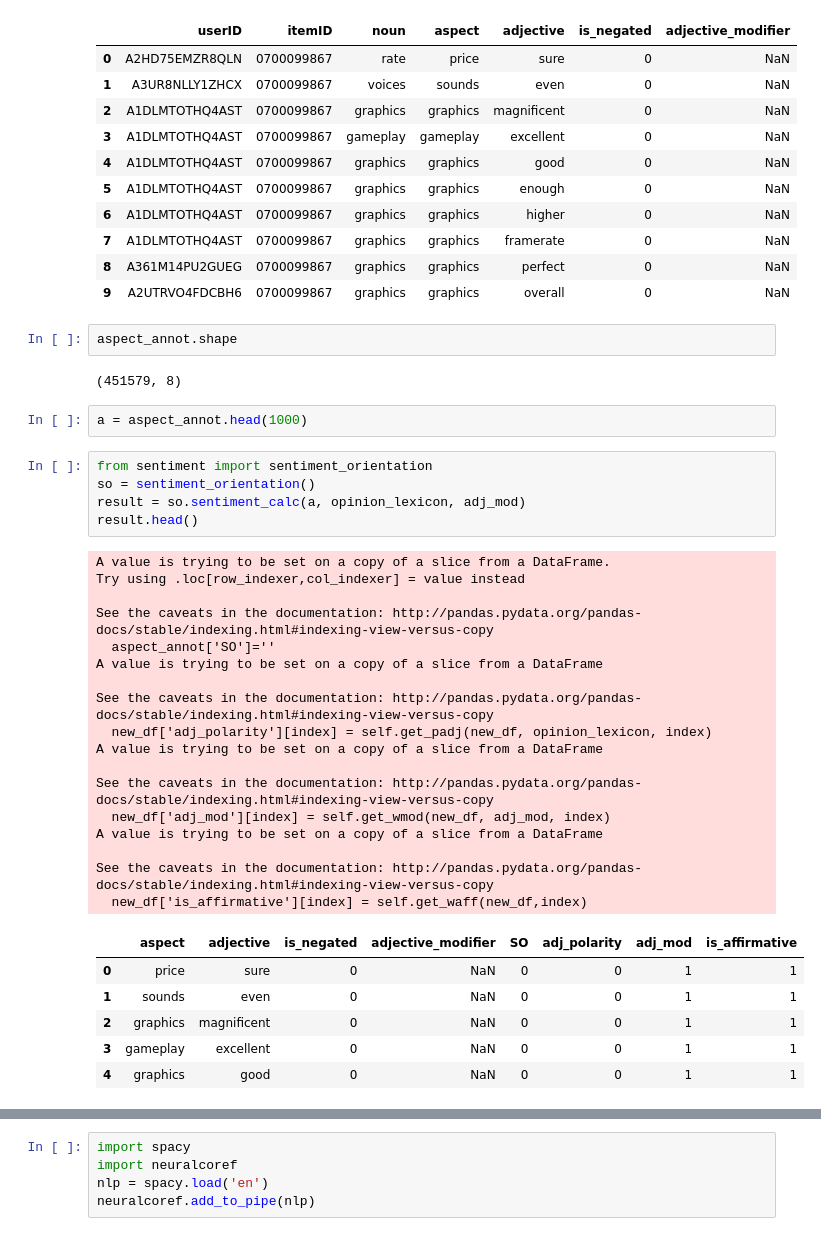
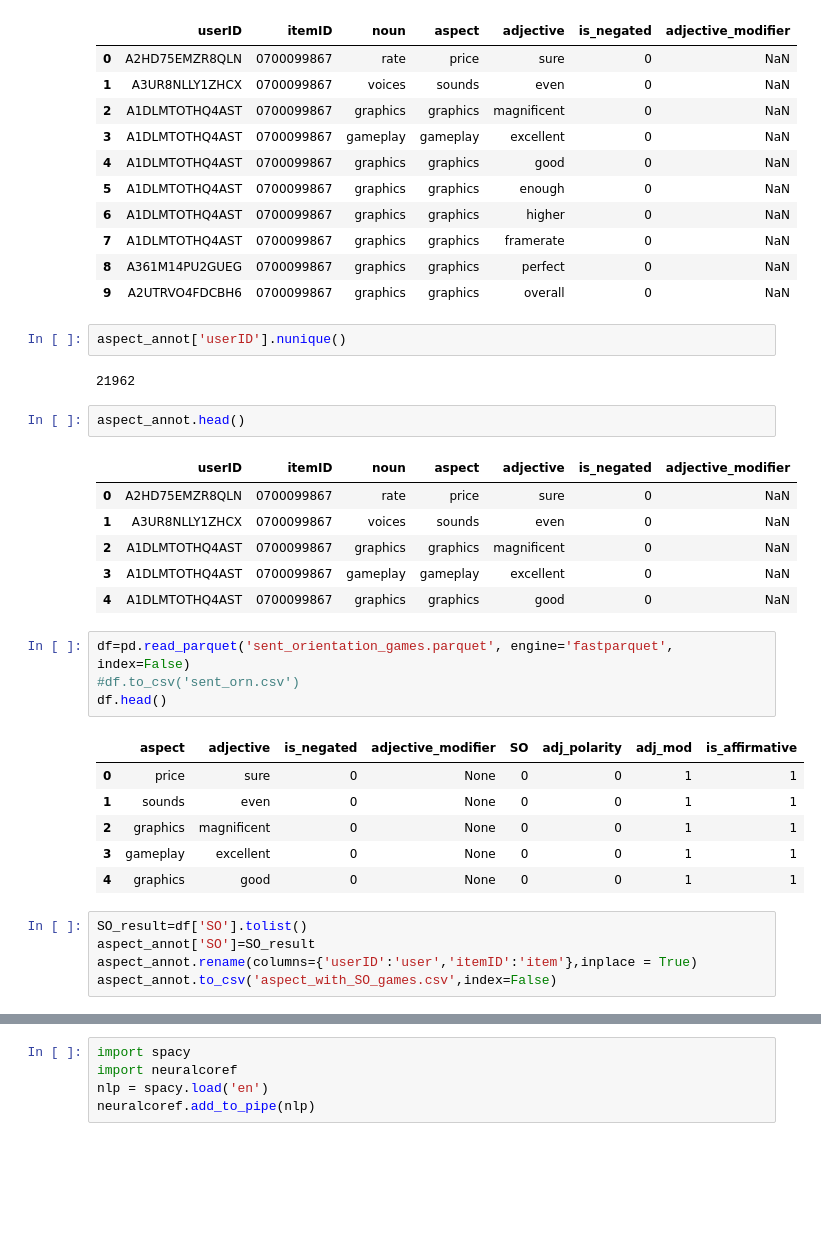
Before and after one commit to amprova/WE_research, a Jupyter notebook: aspect_check_code.ipynb, the cells around one changed output, grey strips where cells are left out. Cells and saved outputs as stored; diff of their text form; blank space fills up the shorter version.

Commit message:
aspect

```diff
--- a/Untitled.ipynb
+++ b/aspect_check_code.ipynb
@@ -69,38 +61,32 @@ aspect_annot.head(10)
 | 7 | A1DLMTOTHQ4AST | 0700099867 | graphics | graphics | framerate | 0 | NaN |
 | 8 | A361M14PU2GUEG | 0700099867 | graphics | graphics | perfect | 0 | NaN |
 | 9 | A2UTRVO4FDCBH6 | 0700099867 | graphics | graphics | overall | 0 | NaN |
+# %%
+aspect_annot['userID'].nunique()
+# %% [output]
+21962
 # %%
-aspect_annot.shape
+aspect_annot.head()
 # %% [output]
-(451579, 8)
+|  | userID | itemID | noun | aspect | adjective | is_negated | adjective_modifier |
+| 0 | A2HD75EMZR8QLN | 0700099867 | rate | price | sure | 0 | NaN |
+| 1 | A3UR8NLLY1ZHCX | 0700099867 | voices | sounds | even | 0 | NaN |
+| 2 | A1DLMTOTHQ4AST | 0700099867 | graphics | graphics | magnificent | 0 | NaN |
+| 3 | A1DLMTOTHQ4AST | 0700099867 | gameplay | gameplay | excellent | 0 | NaN |
+| 4 | A1DLMTOTHQ4AST | 0700099867 | graphics | graphics | good | 0 | NaN |
-# %%
-a = aspect_annot.head(1000)
-# %%
-from sentiment import sentiment_orientation
-so = sentiment_orientation()
-result = so.sentiment_calc(a, opinion_lexicon, adj_mod)
-result.head()
-# %% [output]
-A value is trying to be set on a copy of a slice from a DataFrame.
-Try using .loc[row_indexer,col_indexer] = value instead
-
-See the caveats in the documentation: http://pandas.pydata.org/pandas-docs/stable/indexing.html#indexing-view-versus-copy
-  aspect_annot['SO']=''
-A value is trying to be set on a copy of a slice from a DataFrame
-
-See the caveats in the documentation: http://pandas.pydata.org/pandas-docs/stable/indexing.html#indexing-view-versus-copy
-  new_df['adj_polarity'][index] = self.get_padj(new_df, opinion_lexicon, index)
-A value is trying to be set on a copy of a slice from a DataFrame
-
-See the caveats in the documentation: http://pandas.pydata.org/pandas-docs/stable/indexing.html#indexing-view-versus-copy
-  new_df['adj_mod'][index] = self.get_wmod(new_df, adj_mod, index)
-A value is trying to be set on a copy of a slice from a DataFrame
-
-See the caveats in the documentation: http://pandas.pydata.org/pandas-docs/stable/indexing.html#indexing-view-versus-copy
-  new_df['is_affirmative'][index] = self.get_waff(new_df,index)
-|  | aspect | adjective | is_negated | adjective_modifier | SO | adj_polarity | adj_mod | is_affirmative |
-| 0 | price | sure | 0 | NaN | 0 | 0 | 1 | 1 |
-| 1 | sounds | even | 0 | NaN | 0 | 0 | 1 | 1 |
-| 2 | graphics | magnificent | 0 | NaN | 0 | 0 | 1 | 1 |
-| 3 | gameplay | excellent | 0 | NaN | 0 | 0 | 1 | 1 |
-| 4 | graphics | good | 0 | NaN | 0 | 0 | 1 | 1 |
+# %%
+df=pd.read_parquet('sent_orientation_games.parquet', engine='fastparquet', index=False)
+#df.to_csv('sent_orn.csv')
+df.head()
+# %% [output]
+|  | aspect | adjective | is_negated | adjective_modifier | SO | adj_polarity | adj_mod | is_affirmative |
+| 0 | price | sure | 0 | None | 0 | 0 | 1 | 1 |
+| 1 | sounds | even | 0 | None | 0 | 0 | 1 | 1 |
+| 2 | graphics | magnificent | 0 | None | 0 | 0 | 1 | 1 |
+| 3 | gameplay | excellent | 0 | None | 0 | 0 | 1 | 1 |
+| 4 | graphics | good | 0 | None | 0 | 0 | 1 | 1 |
+# %%
+SO_result=df['SO'].tolist()
+aspect_annot['SO']=SO_result
+aspect_annot.rename(columns={'userID':'user','itemID':'item'},inplace = True)
+aspect_annot.to_csv('aspect_with_SO_games.csv',index=False)
```
Also changed, not shown: parts of 14 cells of this notebook, 3 other files.
